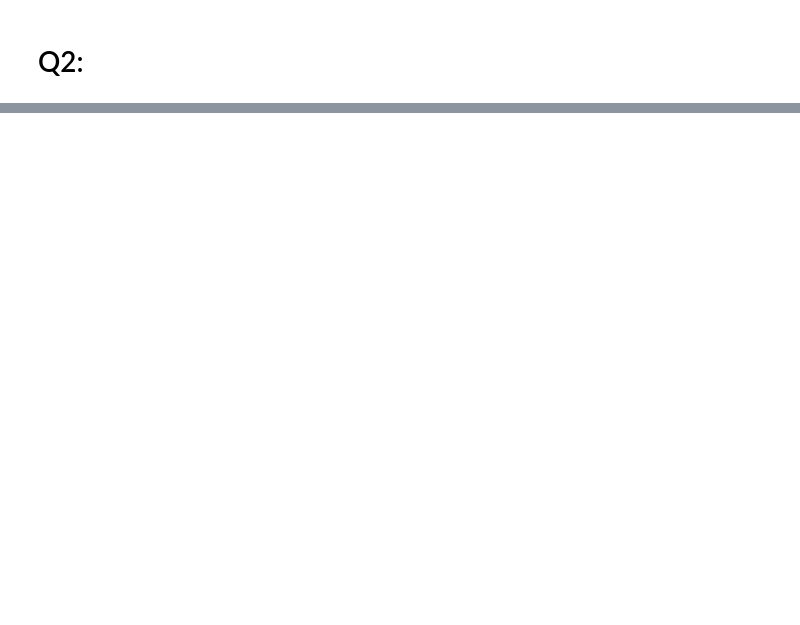
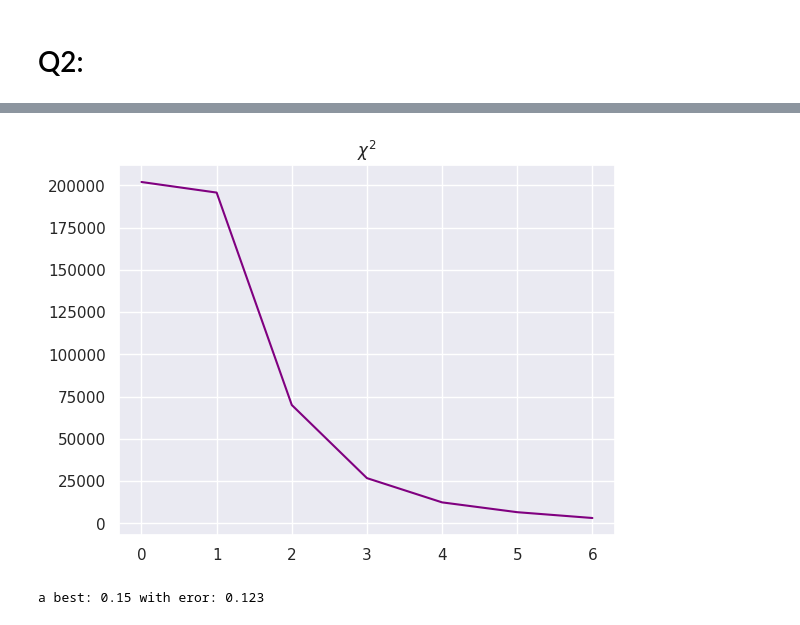
Before and after one commit to MohiMozaffari/Computational-Physics, a Jupyter notebook: HW12/HW12.ipynb, the cells around one changed output, grey strips where cells are left out. Cells and saved outputs as stored; diff of their text form; code cells hidden in the pictures; blank space fills up the shorter version.

```diff
--- a/HW12/HW12.ipynb
+++ b/HW12/HW12.ipynb
@@ -199,0 +222,6 @@ H
+# %%
+plt.plot(Chi, color="purple")
+plt.title(r"$\chi^2$")
+plt.show()
+# %% [output]
+[figure, added]
@@ -199,0 +240,4 @@ H
+# %%
+print("a best:", round(a,3),"with eror:", round((0.273 - 0.027)/2, 3))
+# %% [output]
+a best: 0.15 with eror: 0.123
```
Also changed, not shown: parts of 19 cells of this notebook, 2 other files.
